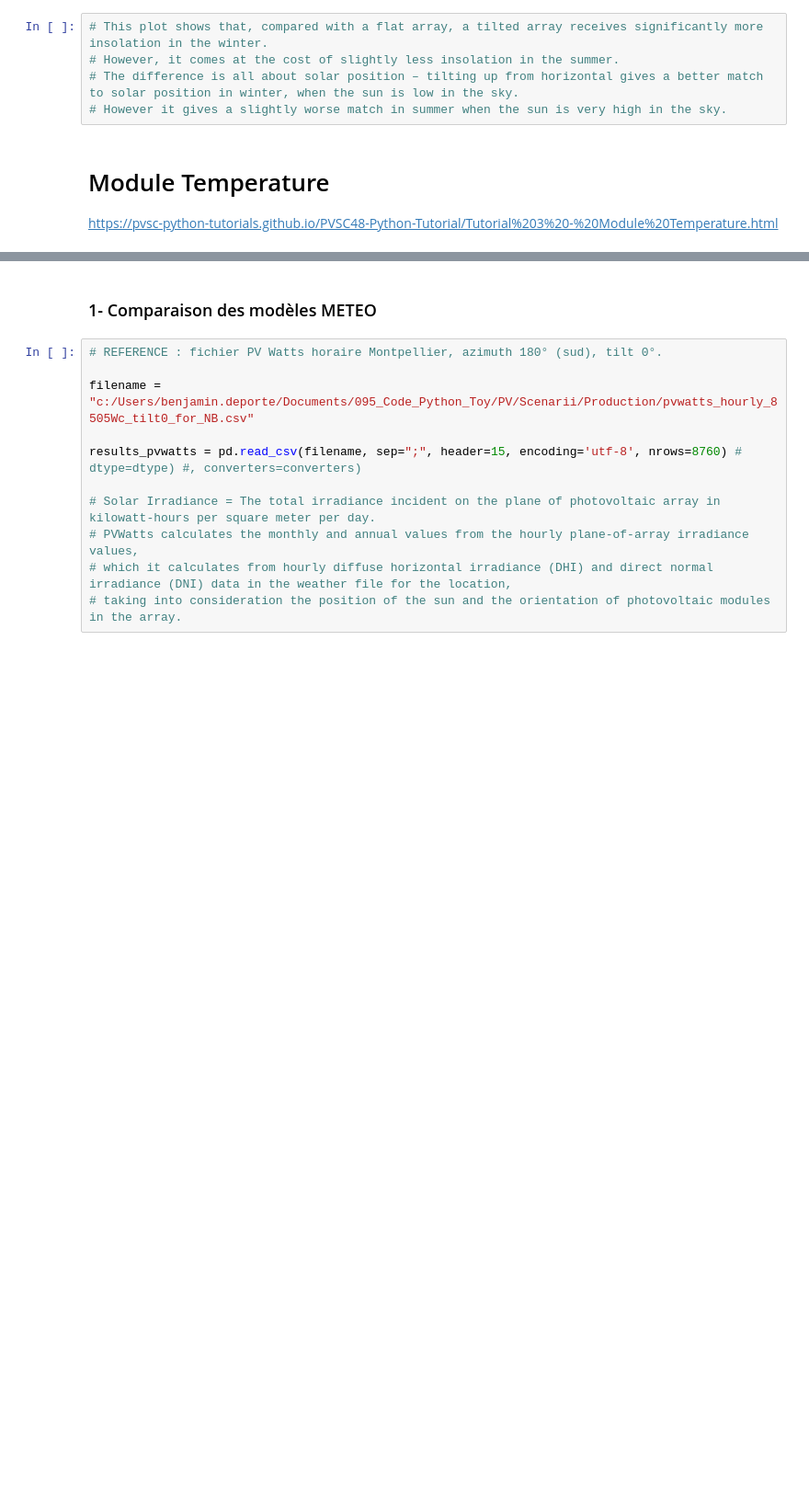
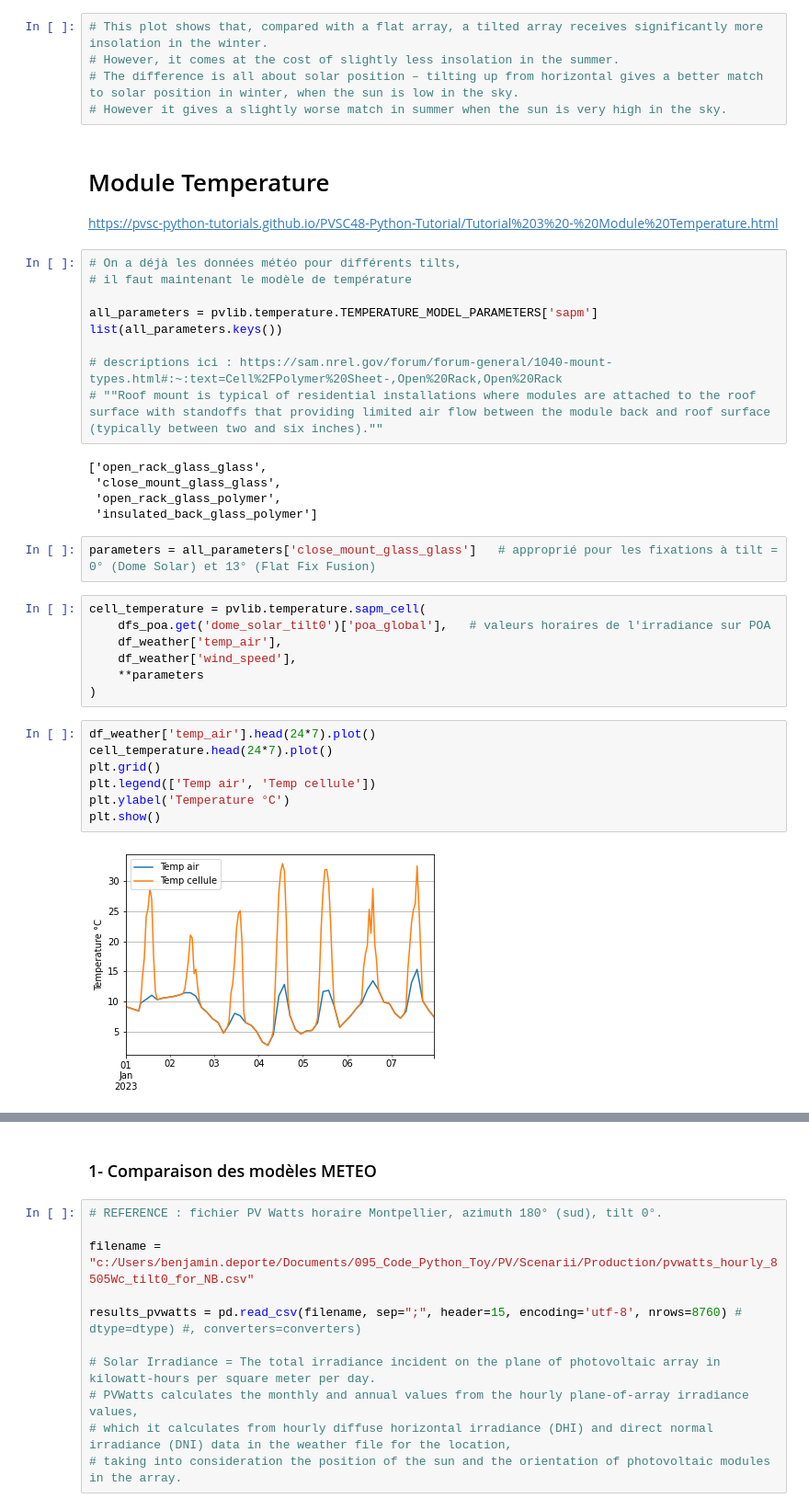
Before and after one commit to BenjaminDeporte/PV, a Jupyter notebook: Code/TutoPVlib.ipynb, the cells around one changed output, grey strips where cells are left out. Shown at 92% size. Drawn from its saved outputs; the diff is of its cells as text; blank space fills up the shorter version.

Commit message:
Added code for module temperature calculation

```diff
--- a/Code/TutoPVlib.ipynb
+++ b/Code/TutoPVlib.ipynb
@@ -184,3 +184,35 @@ POA global annuel = 1526 kWh/m²
 # Module Temperature
 
 https://pvsc-python-tutorials.github.io/PVSC48-Python-Tutorial/Tutorial%203%20-%20Module%20Temperature.html
+# %%
+# On a déjà les données météo pour différents tilts,
+# il faut maintenant le modèle de température
+
+all_parameters = pvlib.temperature.TEMPERATURE_MODEL_PARAMETERS['sapm']
+list(all_parameters.keys())
+
+# descriptions ici : https://sam.nrel.gov/forum/forum-general/1040-mount-types.html#:~:text=Cell%2FPolymer%20Sheet-,Open%20Rack,Open%20Rack
+# ""Roof mount is typical of residential installations where modules are attached to the roof surface with standoffs that providing limited air flow between the module back and roof surface (typically between two and six inches).""
+# %% [output]
+['open_rack_glass_glass',
+ 'close_mount_glass_glass',
+ 'open_rack_glass_polymer',
+ 'insulated_back_glass_polymer']
+# %%
+parameters = all_parameters['close_mount_glass_glass']   # approprié pour les fixations à tilt = 0° (Dome Solar) et 13° (Flat Fix Fusion)
+# %%
+cell_temperature = pvlib.temperature.sapm_cell(
+    dfs_poa.get('dome_solar_tilt0')['poa_global'],   # valeurs horaires de l'irradiance sur POA
+    df_weather['temp_air'],
+    df_weather['wind_speed'],
+    **parameters
+)
+# %%
+df_weather['temp_air'].head(24*7).plot()
+cell_temperature.head(24*7).plot()
+plt.grid()
+plt.legend(['Temp air', 'Temp cellule'])
+plt.ylabel('Temperature °C')
+plt.show()
+# %% [output]
+[figure, added]
```
Also changed, not shown: parts of 4 cells of this notebook.
